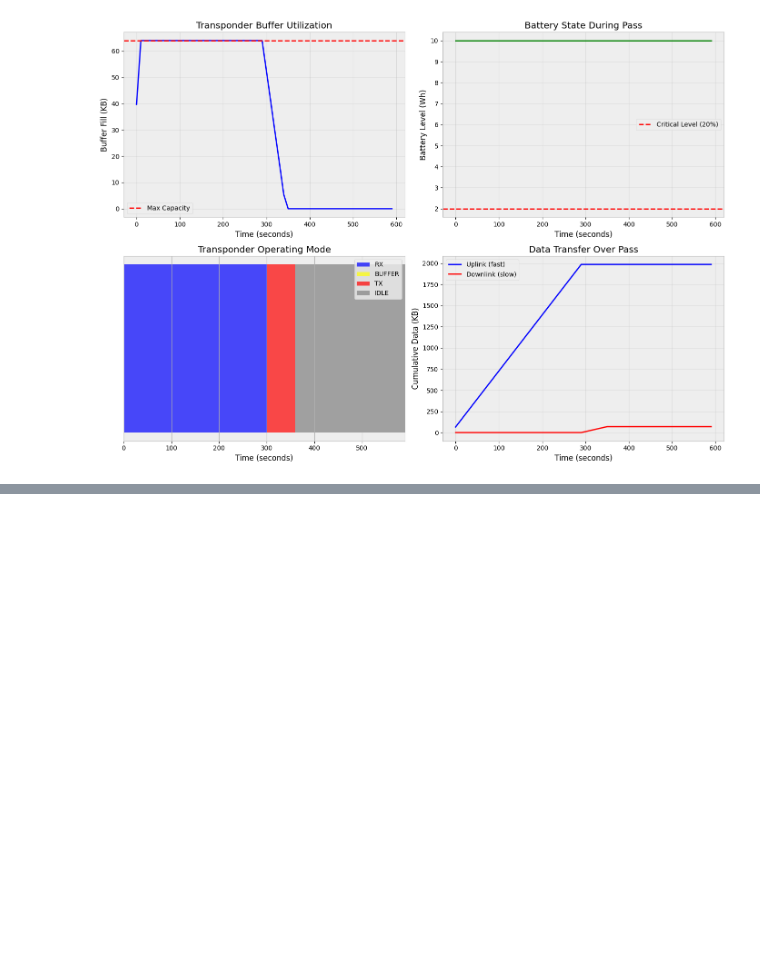
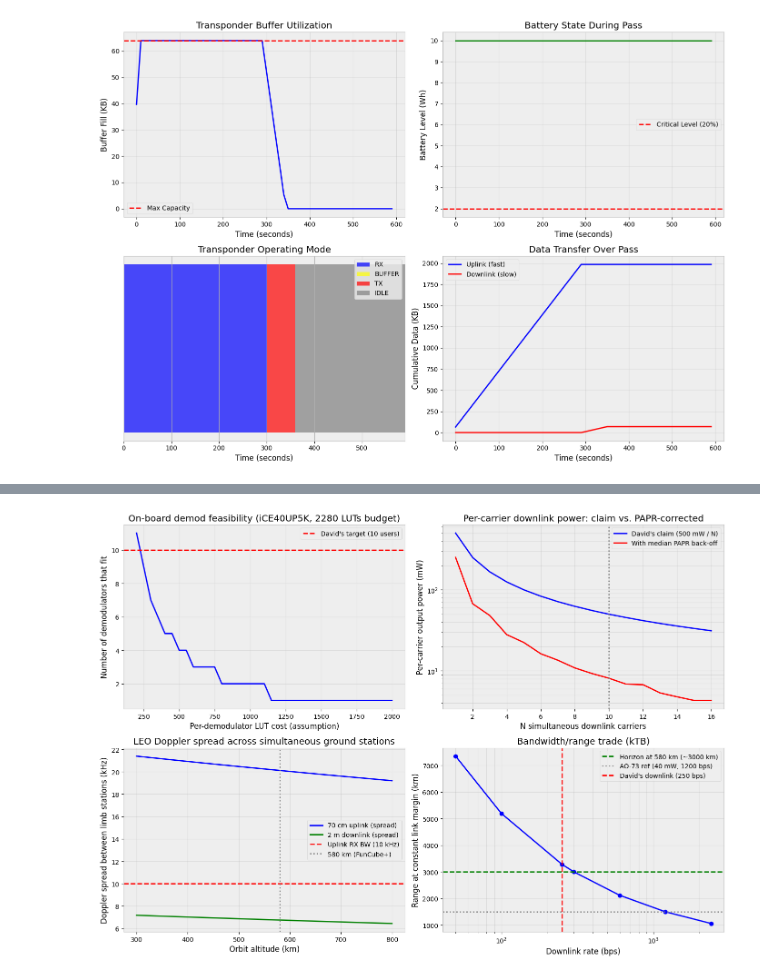
Before and after one commit to OpenResearchInstitute/Mode-Dynamic-Transponder, a Jupyter notebook: docs/mdt-model.ipynb, the cells around one changed output, grey strips where cells are left out. Drawn from its saved outputs; the diff is of its cells as text; code cells hidden in the pictures; blank space fills up the shorter version.

Commit message:
incorporated David Bowman's discussion document from May 2026 into the python model for the MDT design (store and forward).

```diff
--- a/docs/mdt-model.ipynb
+++ b/docs/mdt-model.ipynb
@@ -587,0 +752,20 @@ plt.show()
+# %%
+def demod_feasibility_sweep(cfg):
+    """For each plausible per-demod LUT cost, compute how many demods fit."""
+    luts_available = cfg.fpga_total_luts - cfg.fpga_luts_already_committed
+    per_demod = np.arange(cfg.per_demod_lut_cost_min,
+                          cfg.per_demod_lut_cost_max + 1, 50)
+    demods_fittable = np.floor(luts_available / per_demod).astype(int)
+    return per_demod, demods_fittable, luts_available
+
+per_demod_lut, n_demods, lut_budget = demod_feasibility_sweep(cfg_2026)
+print(f"  iCE40UP5K total LUTs:                   {cfg_2026.fpga_total_luts}")
+print(f"  Committed to channelizer + glue (est.): {cfg_2026.fpga_luts_already_committed}  [ASSUMPTION]")
+print(f"  Remaining LUT budget for demods:        {lut_budget}")
+print(f"  David's target users:                   {cfg_2026.max_simultaneous_uplink_users}")
+print()
+print("  Per-demod LUT cost  | Demods that fit")
+print("  ------------------- | ---------------")
+for c, n in zip(per_demod_lut[::4], n_demods[::4]):
+    flag = " <-- fits 10 users" if n >= 10 else ""
+    print(f"       {c:5d}          |    {n:5d}   {flag}")
@@ -587,0 +1023,72 @@ plt.show()
+# %%
+fig2, ((bx1, bx2), (bx3, bx4)) = plt.subplots(2, 2, figsize=(14, 10))
+
+# Plot 1: Demod feasibility envelope
+per_demod_lut, n_demods, lut_budget = demod_feasibility_sweep(cfg_2026)
+bx1.plot(per_demod_lut, n_demods, 'b-', linewidth=2)
+bx1.axhline(y=cfg_2026.max_simultaneous_uplink_users, color='r', linestyle='--',
+            label=f"David's target ({cfg_2026.max_simultaneous_uplink_users} users)")
+bx1.set_xlabel('Per-demodulator LUT cost (assumption)')
+bx1.set_ylabel('Number of demodulators that fit')
+bx1.set_title(f'On-board demod feasibility (iCE40UP5K, {lut_budget} LUTs budget)')
+bx1.grid(True, alpha=0.3)
+bx1.legend()
+
+# Plot 2: PA back-off and per-carrier power
+pa_results = pa_backoff_analysis(cfg_2026, n_carriers_range=range(1, 17))
+bx2.plot(pa_results['N'], pa_results['p_per_carrier_david_mW'], 'b-', linewidth=2,
+         label="David's claim (500 mW / N)")
+bx2.plot(pa_results['N'], pa_results['p_per_carrier_typical_mW'], 'r-', linewidth=2,
+         label='With median PAPR back-off')
+bx2.set_xlabel('N simultaneous downlink carriers')
+bx2.set_ylabel('Per-carrier output power (mW)')
+bx2.set_title('Per-carrier downlink power: claim vs. PAPR-corrected')
+bx2.set_yscale('log')
+bx2.grid(True, alpha=0.3, which='both')
+bx2.axvline(x=cfg_2026.downlink_total_users, color='gray', linestyle=':')
+bx2.legend()
+
+# Plot 3: Doppler vs. orbit altitude across bands
+altitudes_km = np.linspace(300, 800, 50)
+c = 3e8
+mu = 398_600.4418e9
+R_e = 6_378e3
+fd_70cm = np.zeros_like(altitudes_km)
+fd_2m = np.zeros_like(altitudes_km)
+for i, alt in enumerate(altitudes_km):
+    r = R_e + alt * 1e3
+    v_orb_i = np.sqrt(mu / r)
+    v_los = v_orb_i * R_e / r
+    fd_70cm[i] = 435e6 * v_los / c
+    fd_2m[i] = 145.9e6 * v_los / c
+bx3.plot(altitudes_km, 2*fd_70cm/1e3, 'b-', linewidth=2, label='70 cm uplink (spread)')
+bx3.plot(altitudes_km, 2*fd_2m/1e3, 'g-', linewidth=2, label='2 m downlink (spread)')
+bx3.axhline(y=cfg_2026.uplink_receiver_bandwidth_hz/1e3, color='r', linestyle='--',
+            label=f'Uplink RX BW ({cfg_2026.uplink_receiver_bandwidth_hz/1e3:.0f} kHz)')
+bx3.axvline(x=cfg_2026.orbit_altitude_km, color='gray', linestyle=':',
+            label=f'{cfg_2026.orbit_altitude_km} km (FunCube+)')
+bx3.set_xlabel('Orbit altitude (km)')
+bx3.set_ylabel('Doppler spread between limb stations (kHz)')
+bx3.set_title('LEO Doppler spread across simultaneous ground stations')
+bx3.grid(True, alpha=0.3)
+bx3.legend()
+
+# Plot 4: Rate vs. range trade-off
+rates = np.array([50, 100, 250, 300, 600, 1200, 2400])
+ranges = 1500 * np.sqrt(1200.0 / rates)
+bx4.plot(rates, ranges, 'b-o', linewidth=2)
+bx4.axhline(y=3000, color='g', linestyle='--', label='Horizon at 580 km (~3000 km)')
+bx4.axhline(y=1500, color='gray', linestyle=':', label='AO-73 ref (40 mW, 1200 bps)')
+bx4.axvline(x=250, color='r', linestyle='--', label="David's downlink (250 bps)")
+bx4.set_xlabel('Downlink rate (bps)')
+bx4.set_ylabel('Range at constant link margin (km)')
+bx4.set_xscale('log')
+bx4.set_title('Bandwidth/range trade (kTB)')
+bx4.grid(True, alpha=0.3, which='both')
+bx4.legend()
+
+plt.tight_layout()
+plt.savefig('mdt_2026_variant_analysis.png', dpi=150)
+plt.show()
+# %% [output]
+[figure, added]
```
Also changed, not shown: parts of 26 cells of this notebook.
